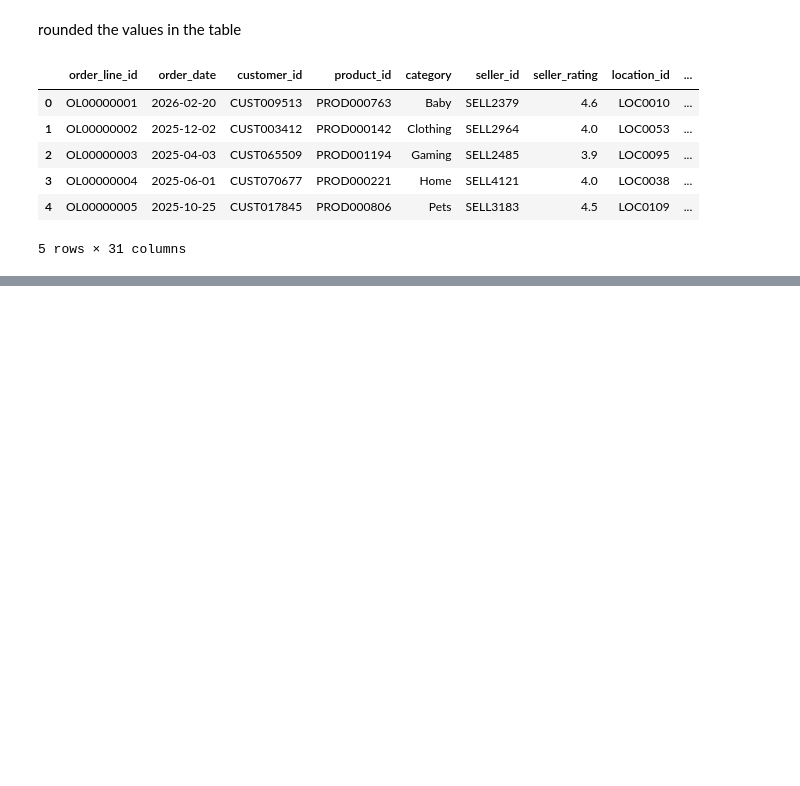
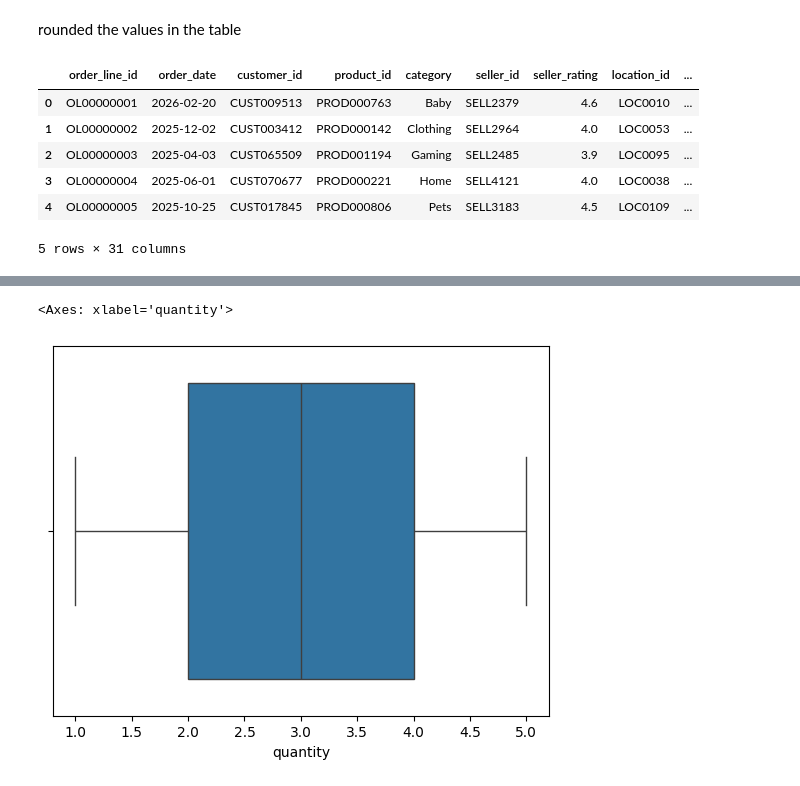
Before and after one commit to BhupathiTharun/Supply-chain-data-warehouse, a Jupyter notebook: python/orders_table_cleaning.ipynb, the cells around one changed output, grey strips where cells are left out. Cells and saved outputs as stored; diff of their text form; code cells hidden in the pictures; blank space fills up the shorter version.

```diff
--- a/python/orders_table_cleaning.ipynb
+++ b/python/orders_table_cleaning.ipynb
@@ -338,0 +330,6 @@ profit_calculation.head(20)
+# %%
+#Find the quantity
+sns.boxplot(data=df,x='quantity')
+# %% [output]
+<Axes: xlabel='quantity'>
+[figure, added]
```
Also changed, not shown: parts of 20 cells of this notebook.
